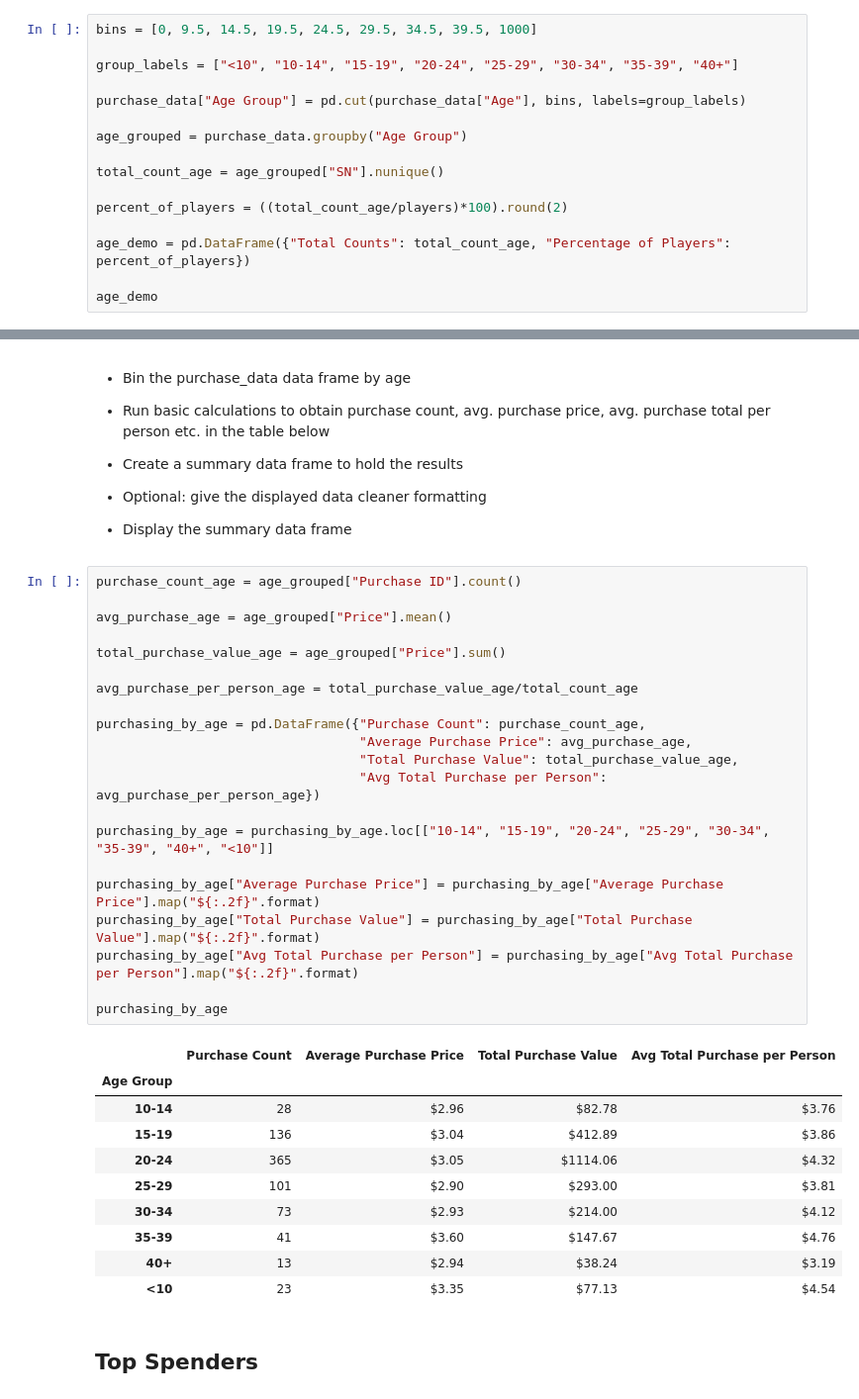
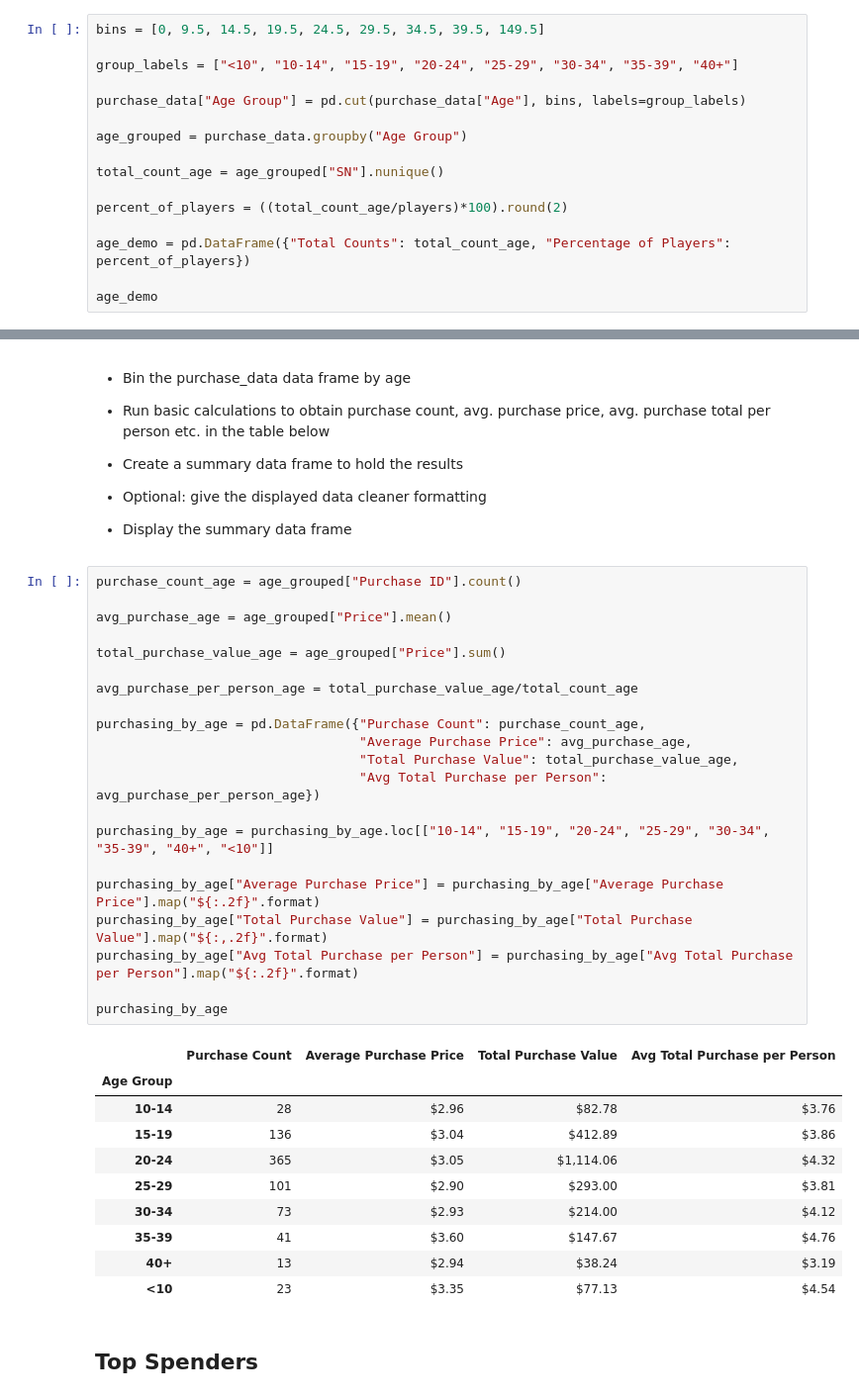
Before and after one commit to yduong3/Winter2019_Data_Analytics, a Jupyter notebook: 04_Pandas/HeroesOfPymoli/HeroesOfPymoli_YenD.ipynb, the cells around one changed output, grey strips where cells are left out. Shown at 99% size. Drawn from its saved outputs; the diff is of its cells as text.

```diff
--- a/04_Pandas/HeroesOfPymoli/HeroesOfPymoli_YenD.ipynb
+++ b/04_Pandas/HeroesOfPymoli/HeroesOfPymoli_YenD.ipynb
@@ -166,7 +165,7 @@ purchasing_by_gender
 
 * Display Age Demographics Table
 # %%
-bins = [0, 9.5, 14.5, 19.5, 24.5, 29.5, 34.5, 39.5, 1000]
+bins = [0, 9.5, 14.5, 19.5, 24.5, 29.5, 34.5, 39.5, 149.5]
 
 group_labels = ["<10", "10-14", "15-19", "20-24", "25-29", "30-34", "35-39", "40+"]
 
@@ -211,30 +210,30 @@ age_demo
 # %%
 purchase_count_age = age_grouped["Purchase ID"].count()
 
 avg_purchase_age = age_grouped["Price"].mean()
 
 total_purchase_value_age = age_grouped["Price"].sum()
 
 avg_purchase_per_person_age = total_purchase_value_age/total_count_age
 
 purchasing_by_age = pd.DataFrame({"Purchase Count": purchase_count_age,
                                   "Average Purchase Price": avg_purchase_age,
                                   "Total Purchase Value": total_purchase_value_age,
                                   "Avg Total Purchase per Person": avg_purchase_per_person_age})
 
 purchasing_by_age = purchasing_by_age.loc[["10-14", "15-19", "20-24", "25-29", "30-34", "35-39", "40+", "<10"]]
 
 purchasing_by_age["Average Purchase Price"] = purchasing_by_age["Average Purchase Price"].map("${:.2f}".format)
-purchasing_by_age["Total Purchase Value"] = purchasing_by_age["Total Purchase Value"].map("${:.2f}".format)
+purchasing_by_age["Total Purchase Value"] = purchasing_by_age["Total Purchase Value"].map("${:,.2f}".format)
 purchasing_by_age["Avg Total Purchase per Person"] = purchasing_by_age["Avg Total Purchase per Person"].map("${:.2f}".format)
 
 purchasing_by_age
 # %% [output]
 |  | Purchase Count | Average Purchase Price | Total Purchase Value | Avg Total Purchase per Person |
 | Age Group |  |  |  |  |
 | 10-14 | 28 | $2.96 | $82.78 | $3.76 |
 | 15-19 | 136 | $3.04 | $412.89 | $3.86 |
-| 20-24 | 365 | $3.05 | $1114.06 | $4.32 |
+| 20-24 | 365 | $3.05 | $1,114.06 | $4.32 |
 | 25-29 | 101 | $2.90 | $293.00 | $3.81 |
 | 30-34 | 73 | $2.93 | $214.00 | $4.12 |
 | 35-39 | 41 | $3.60 | $147.67 | $4.76 |
```
Also changed, not shown: parts of 5 cells of this notebook.
